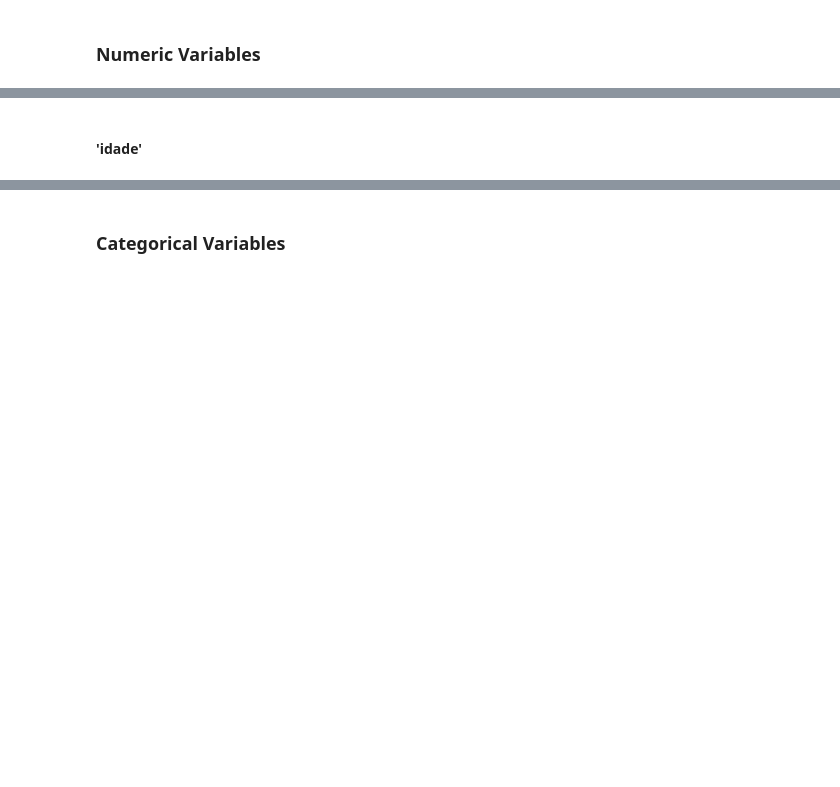
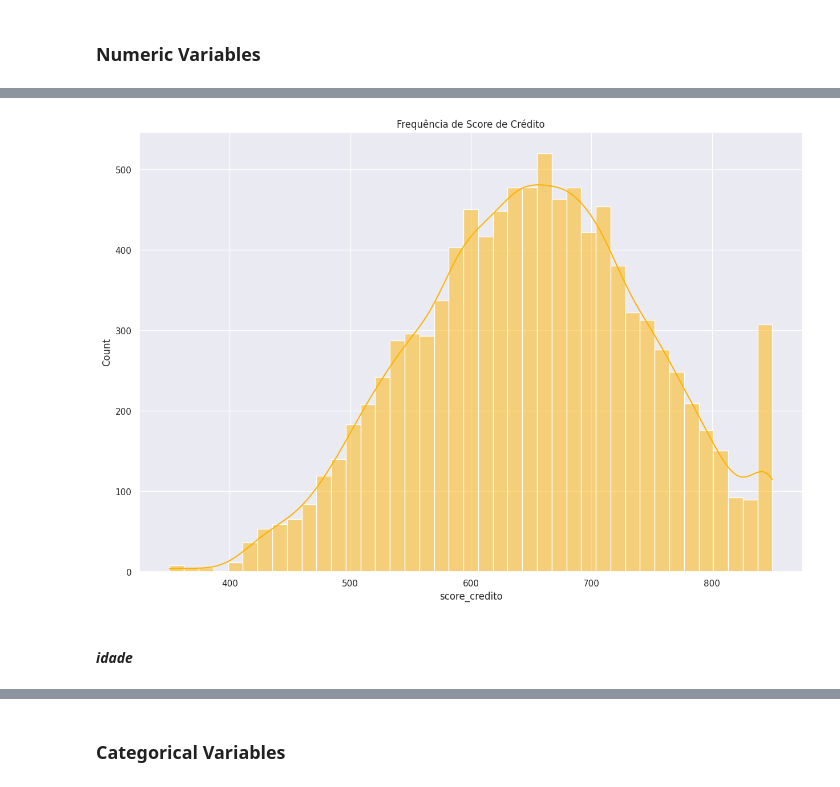
Before and after one commit to rodrigo-rngl/data-science-portfolio, a Jupyter notebook: top-bank-churn-predict/notebooks/Project Clients Churn Predict - V2.ipynb, the cells around one changed output, grey strips where cells are left out. Drawn from its saved outputs; the diff is of its cells as text; code cells hidden in the pictures; blank space fills up the shorter version.

```diff
--- a/top-bank-churn-predict/notebooks/Project Clients Churn Predict - V2.ipynb
+++ b/top-bank-churn-predict/notebooks/Project Clients Churn Predict - V2.ipynb
@@ -758,3 +793,8 @@ sns.histplot(numeric_attributes['score_credito'], kde= True);
+# %%
+plt.figure(figsize=(15,10))
+sns.histplot(numeric_attributes['score_credito'], kde= True, color= '#ffb300').set_title('Frequência de Score de Crédito');
+# %% [output]
+[figure, added]
 # %%
 #Idéia para próxima versão:
 
@@ -771,7 +811,7 @@ sns.histplot(numeric_attributes['score_credito'], kde= True);
     # a moda é igual ao valor máximo, o que pode evidênciar que o banco possui um grupo seleto de cliente que são bons pagadores. (vale criação de caso para esse grupo)
     # hipótese: 'clientes que são bons pagadores, possuem o salário mais alto?' ou 'clentes que possuem salários altos, são bons pagadores?'
 # %% [markdown]
-#### 'idade'
+#### *idade*
 # %%
 column = numeric_attributes['idade']
 bins = n_bins(column)
```
Also changed, not shown: parts of 47 cells of this notebook.
